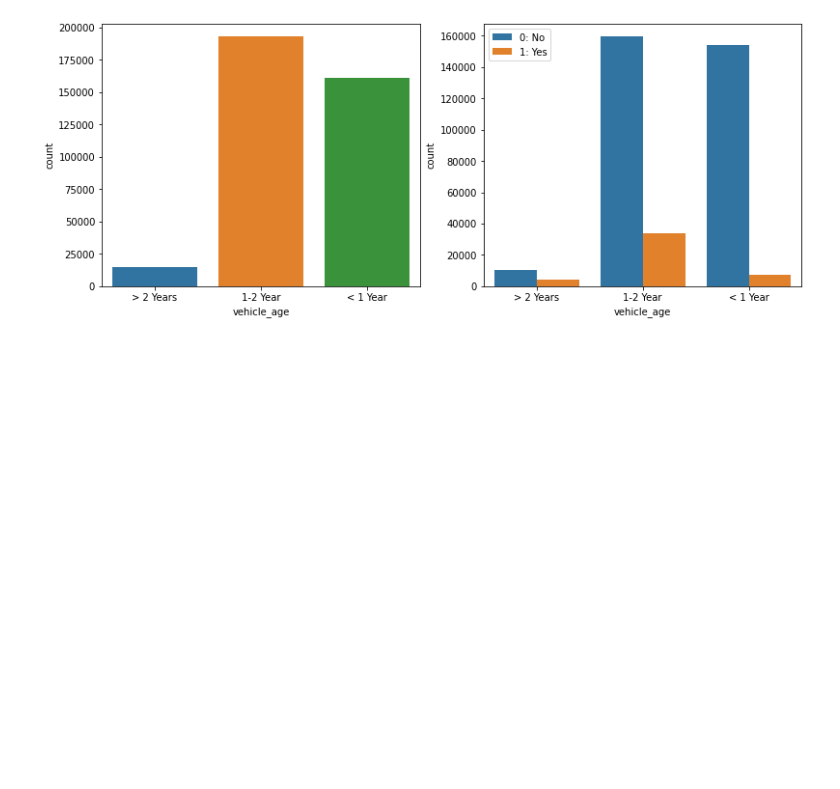
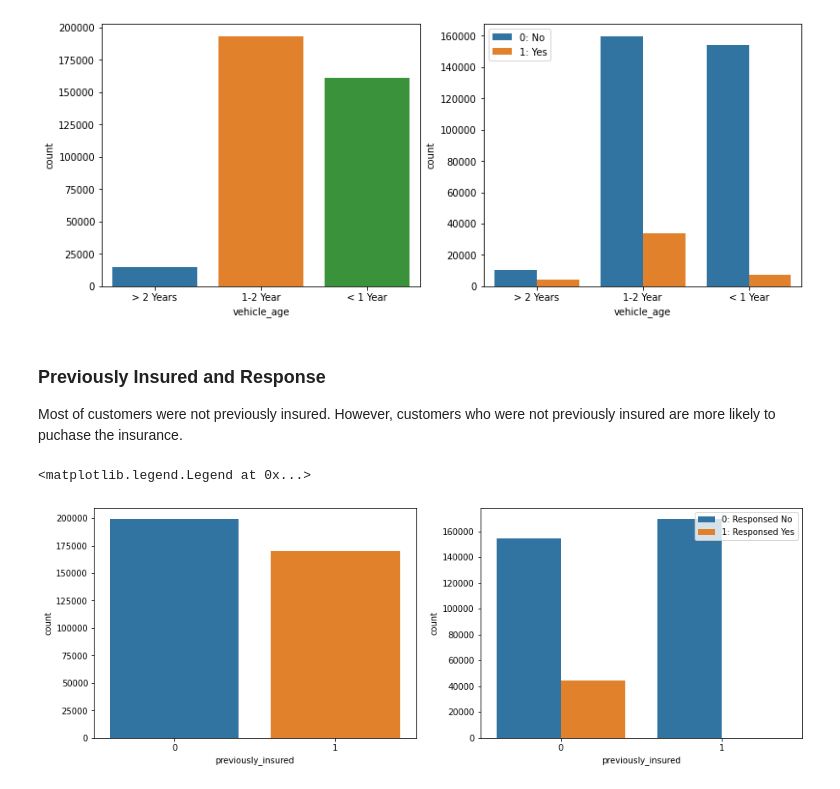
Before and after one commit to Dennieeeee/Heart-Disease, a Jupyter notebook: Healthcare_Insurance_Cross_Sell_Prediction.ipynb, the cells around one changed output. Cells and saved outputs as stored; diff of their text form; code cells hidden in the pictures; blank space fills up the shorter version.

```diff
--- a/Healthcare_Insurance_Cross_Sell_Prediction.ipynb
+++ b/Healthcare_Insurance_Cross_Sell_Prediction.ipynb
@@ -374,3 +372,17 @@ plt.legend(['0: No', '1: Yes'])
 # %% [output]
 <matplotlib.legend.Legend at 0x...>
 [figure]
+# %% [markdown]
+### Previously Insured and Response
+Most of customers were not previously insured. However, customers who were not previously insured are more likely to puchase the insurance.
+# %%
+plt.figure(figsize=(15,5))
+plt.subplot(1,2,1)
+sns.countplot('previously_insured', data=train)
+
+plt.subplot(1,2,2)
+sns.countplot('previously_insured', hue='response',data=train)
+plt.legend(['0: Responsed No', '1: Responsed Yes'])
+# %% [output]
+<matplotlib.legend.Legend at 0x...>
+[figure, added]
```
Also changed, not shown: parts of 7 cells of this notebook.
